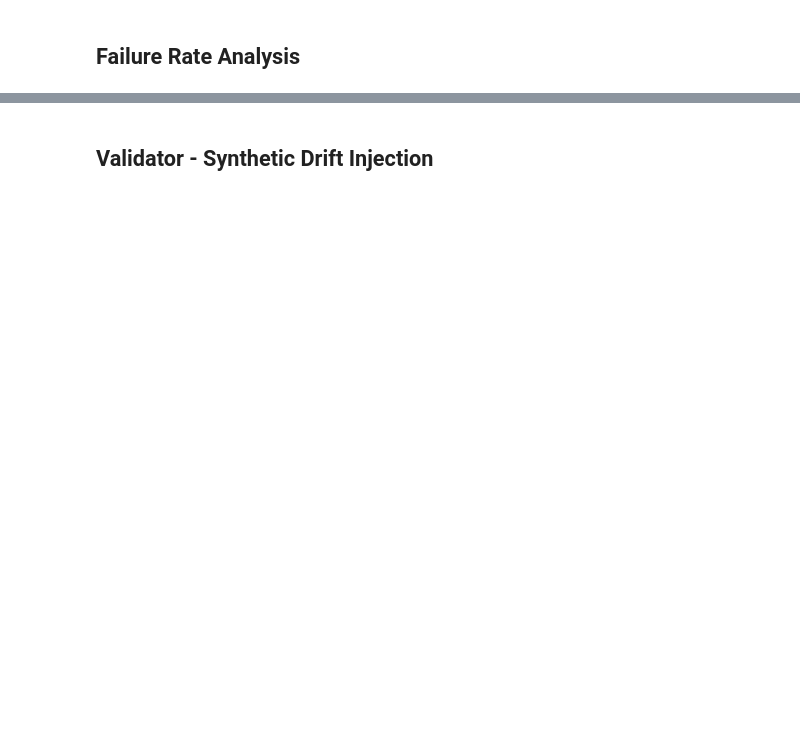
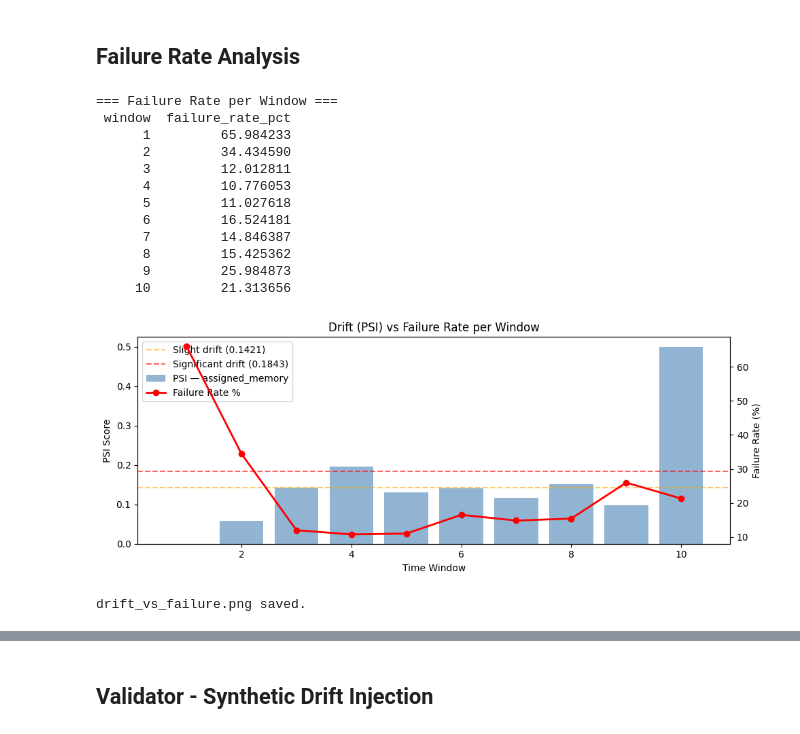
Before and after one commit to SuryaK5125/behavioral-drift-detection, a Jupyter notebook: behavioral_drift_detection.ipynb, the cells around one changed output, grey strips where cells are left out. Cells and saved outputs as stored; diff of their text form; code cells hidden in the pictures; blank space fills up the shorter version.

```diff
--- a/behavioral_drift_detection.ipynb
+++ b/behavioral_drift_detection.ipynb
@@ -98,10 +138,11 @@ df = df_raw.select(
     when(trim(col("scheduling_class")) == "", lit(None))
         .otherwise(trim(col("scheduling_class"))).cast("int").alias("scheduling_class"),
     when(trim(col("failed")) == "", lit(None))
-        .otherwise(trim(col("failed"))).alias("failed")
+    .otherwise(trim(col("failed")).cast("int"))
+    .alias("failed")
 )
 
-df = df.filter(col("time") > 0)
+df = df.filter(col("time") >= 0)
 df = df.dropna(subset=["time", "avg_cpu_usage", "avg_memory_usage"])
 df.cache()
 
@@ -208,10 +336,12 @@ import numpy as np
 import pandas as pd
 from scipy import stats
 
-def compute_psi(expected, actual, bins=10):
-    min_val = float(np.minimum(expected.min(), actual.min()))
-    max_val = float(np.maximum(expected.max(), actual.max()))
-    bin_edges = np.linspace(min_val, max_val, bins + 1)
+def compute_psi(expected, actual, bin_edges=None, bins=10):
+    # Bins fixed from baseline (expected) only — not influenced by current window
+    if bin_edges is None:
+        min_val = float(expected.min())
+        max_val = float(expected.max())
+        bin_edges = np.linspace(min_val, max_val, bins + 1)
 
     expected_counts = np.histogram(expected, bins=bin_edges)[0]
     actual_counts = np.histogram(actual, bins=bin_edges)[0]
@@ -223,7 +353,18 @@ def compute_psi(expected, actual, bins=10):
     actual_pct = np.where(actual_pct == 0, 1e-4, actual_pct)
 
     psi = np.sum((actual_pct - expected_pct) * np.log(actual_pct / expected_pct))
-    return round(float(psi), 4)
+    return float(psi)
+
+# Pre-compute bin edges from window 1 baseline — reused for all comparisons
+baseline_bin_edges = {}
+for metric in metrics:
+    baseline_vals = windows[1][metric].dropna().values
+    min_val = float(baseline_vals.min())
+    max_val = float(baseline_vals.max())
+    edges = np.linspace(min_val, max_val, 11)
+    edges[0] = -np.inf
+    edges[-1] = np.inf
+    baseline_bin_edges[metric] = edges
 # %%
 metrics = ["avg_cpu_usage", "avg_memory_usage", "max_cpu_usage",
            "max_memory_usage", "assigned_memory"]
@@ -234,7 +375,7 @@ for w in range(2, 11):
     for metric in metrics:
         baseline = windows[1][metric].dropna().values
         current = windows[w][metric].dropna().values
-        psi = compute_psi(baseline, current)
+        psi = compute_psi(baseline, current, bin_edges=baseline_bin_edges[metric])
         psi_results.append({
             "window": w,
             "metric": metric,
@@ -320,32 +497,49 @@ failure_rate.columns = ['window', 'failure_rate_pct']
 print("=== Failure Rate per Window ===")
 print(failure_rate.to_string(index=False))
 
 # Plot PSI of assigned_memory (highest drift metric) vs failure rate
 fig, ax1 = plt.subplots(figsize=(10, 4))
 
 assigned_psi = psi_df[psi_df['metric'] == 'assigned_memory'].copy()
 # window 1 has no PSI (it's the baseline), add it as 0 for plotting
 baseline_row = pd.DataFrame([{'window': 1, 'metric': 'assigned_memory', 'psi': 0.0, 'drift_level': 'none'}])
 assigned_psi = pd.concat([baseline_row, assigned_psi], ignore_index=True)
 
 ax1.bar(assigned_psi['window'], assigned_psi['psi'],
         alpha=0.6, color='steelblue', label='PSI — assigned_memory')
-ax1.axhline(y=0.1, color='orange', linestyle='--', alpha=0.6, label='Slight drift (0.1)')
-ax1.axhline(y=0.2, color='red', linestyle='--', alpha=0.6, label='Significant drift (0.2)')
+slight_thresh = dynamic_thresholds['assigned_memory']['slight']
+sig_thresh = dynamic_thresholds['assigned_memory']['significant']
+ax1.axhline(y=slight_thresh, color='orange', linestyle='--', alpha=0.6, label=f'Slight drift ({slight_thresh})')
+ax1.axhline(y=sig_thresh, color='red', linestyle='--', alpha=0.6, label=f'Significant drift ({sig_thresh})')
 ax1.set_ylabel('PSI Score')
 ax1.set_xlabel('Time Window')
 
 ax2 = ax1.twinx()
 ax2.plot(failure_rate['window'], failure_rate['failure_rate_pct'],
          'r-o', linewidth=2, label='Failure Rate %')
 ax2.set_ylabel('Failure Rate (%)')
 
 lines1, labels1 = ax1.get_legend_handles_labels()
 lines2, labels2 = ax2.get_legend_handles_labels()
 ax1.legend(lines1 + lines2, labels1 + labels2, loc='upper left')
 
 ax1.set_title('Drift (PSI) vs Failure Rate per Window')
 plt.tight_layout()
 plt.savefig('drift_vs_failure.png', dpi=150, bbox_inches='tight')
 plt.show()
 print("drift_vs_failure.png saved.")
+# %% [output]
+=== Failure Rate per Window ===
+ window  failure_rate_pct
+      1         65.984233
+      2         34.434590
+      3         12.012811
+      4         10.776053
+      5         11.027618
+      6         16.524181
+      7         14.846387
+      8         15.425362
+      9         25.984873
+     10         21.313656
+[figure, added]
+drift_vs_failure.png saved.
```
Also changed, not shown: parts of 20 cells of this notebook.
